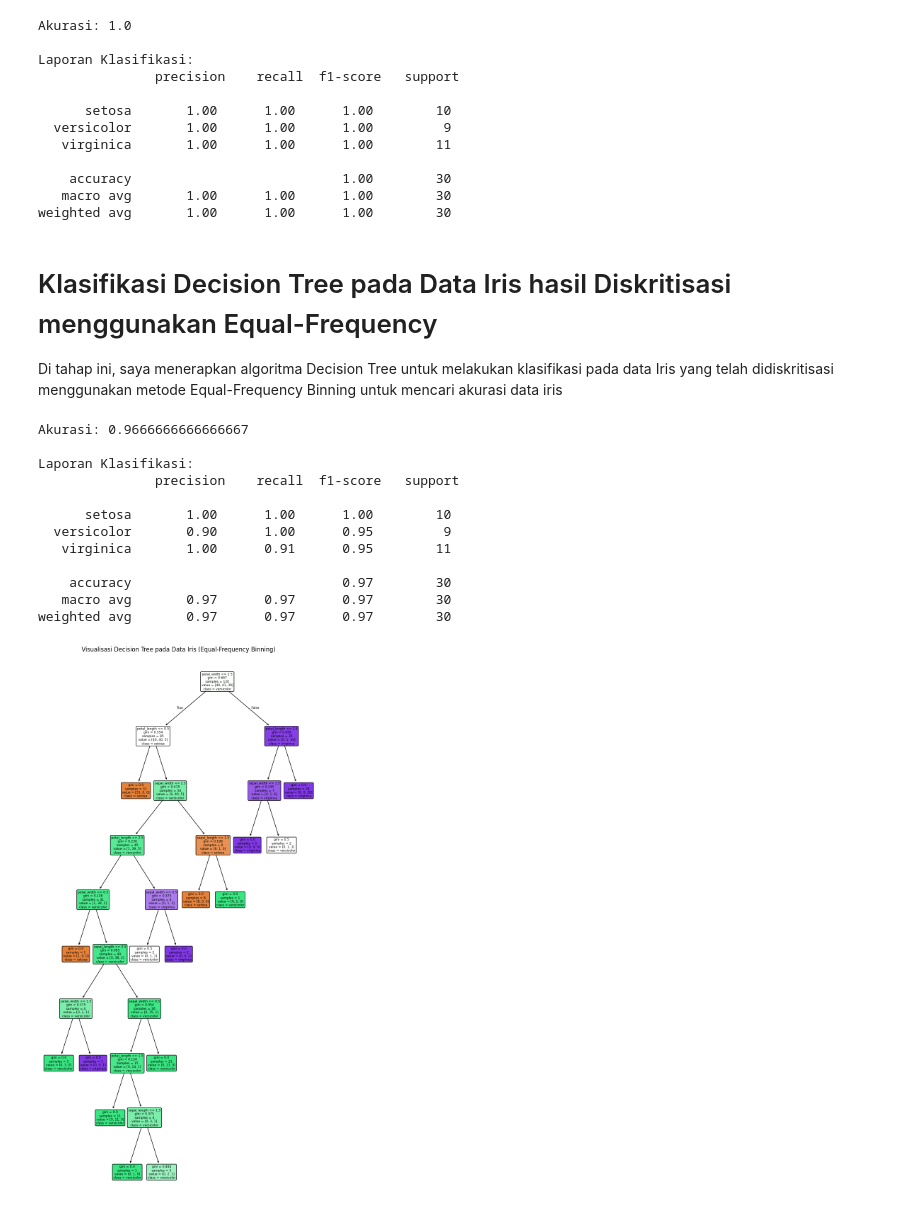
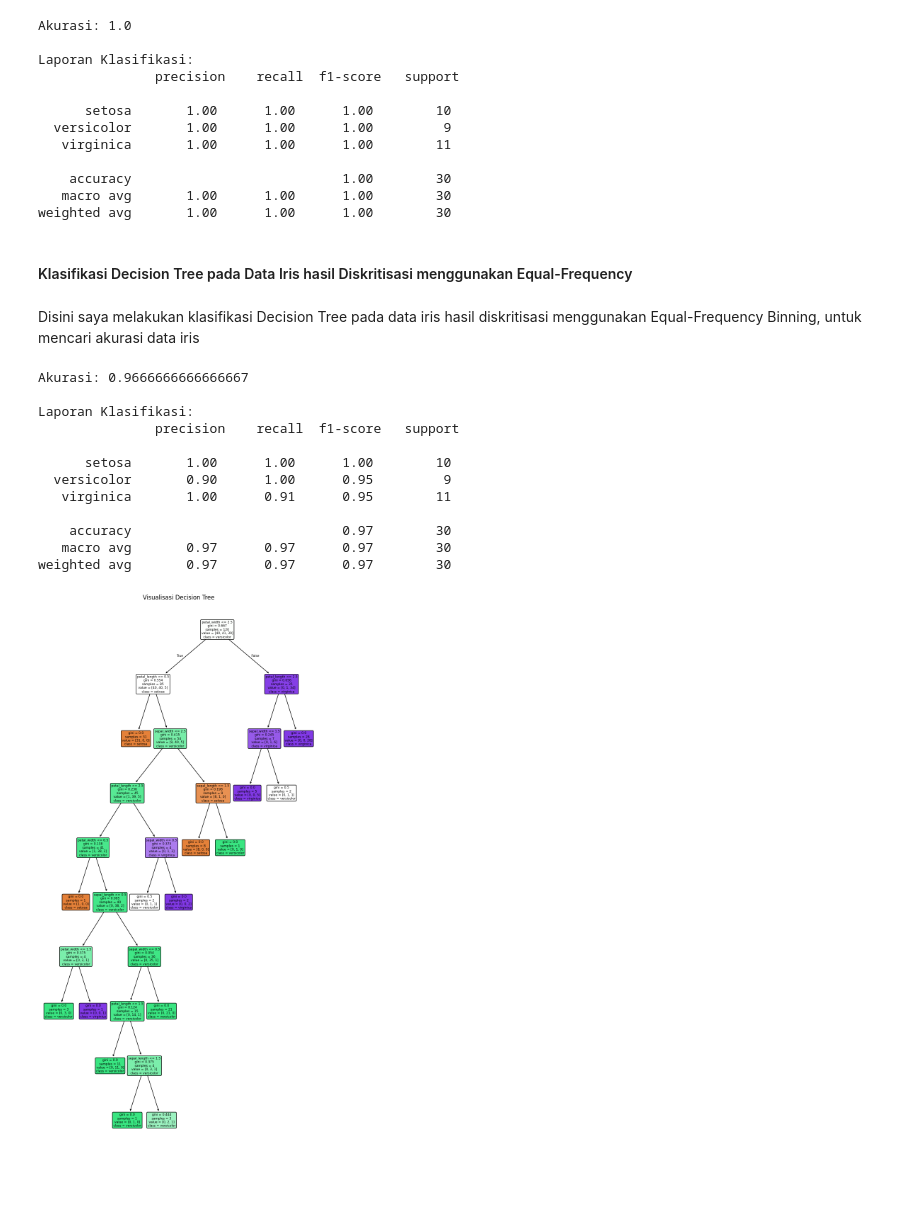
Before and after one commit to sifa-190/pendata, a Jupyter notebook: _sources/Tugas9.ipynb, the cells around one changed output. Cells and saved outputs as stored; diff of their text form; code cells hidden in the pictures; blank space fills up the shorter version.

```diff
--- a/_sources/Tugas9.ipynb
+++ b/_sources/Tugas9.ipynb
@@ -517,51 +508,57 @@ Laporan Klasifikasi:
    macro avg       1.00      1.00      1.00        30
 weighted avg       1.00      1.00      1.00        30
 # %% [markdown]
-# Klasifikasi Decision Tree pada Data Iris hasil Diskritisasi menggunakan Equal-Frequency
-
-Di tahap ini, saya menerapkan algoritma Decision Tree untuk melakukan klasifikasi pada data Iris yang telah didiskritisasi menggunakan metode Equal-Frequency Binning untuk mencari akurasi data iris
+#### Klasifikasi Decision Tree pada Data Iris hasil Diskritisasi menggunakan Equal-Frequency
+# %% [markdown]
+Disini saya melakukan klasifikasi Decision Tree pada data iris hasil diskritisasi menggunakan Equal-Frequency Binning, untuk mencari akurasi data iris
 # %%
-from sklearn.preprocessing import LabelEncoder
-from sklearn.model_selection import train_test_split
-from sklearn.tree import DecisionTreeClassifier, plot_tree
-from sklearn.metrics import accuracy_score, classification_report
-import matplotlib.pyplot as plt
 
+# -----------------------------
+# Proses Klasifikasi Decision Tree
+# -----------------------------
 
+# Encode nilai kategori A-D ke angka
 le = LabelEncoder()
 X = df_equal_frequency.drop(columns='class').apply(le.fit_transform)
 
+# Encode label kelas asli (class)
 y = df_equal_frequency['class']
 
+# Split data: 80% train, 20% test
 X_train, X_test, y_train, y_test = train_test_split(X, y, test_size=0.2, random_state=42)
 
+# Buat dan latih model Decision Tree
 model = DecisionTreeClassifier(random_state=42)
 model.fit(X_train, y_train)
 
+# Prediksi dan evaluasi
 y_pred = model.predict(X_test)
 print("Akurasi:", accuracy_score(y_test, y_pred))
 print("\nLaporan Klasifikasi:\n", classification_report(y_test, y_pred))
 
+# -----------------------------
+# Visualisasi Decision Tree
+# -----------------------------
 plt.figure(figsize=(10, 20))
 plot_tree(model,
           feature_names=X.columns,
           class_names=model.classes_,
           filled=True,
           rounded=True)
-plt.title("Visualisasi Decision Tree pada Data Iris (Equal-Frequency Binning)")
+plt.title("Visualisasi Decision Tree")
 plt.show()
 # %% [output]
 Akurasi: 0.9666666666666667
 
 Laporan Klasifikasi:
                precision    recall  f1-score   support
 
       setosa       1.00      1.00      1.00        10
   versicolor       0.90      1.00      0.95         9
    virginica       1.00      0.91      0.95        11
 
     accuracy                           0.97        30
    macro avg       0.97      0.97      0.97        30
 weighted avg       0.97      0.97      0.97        30
-[figure, old version]
+[figure, new version]
 # %% [markdown]
```
Also changed, not shown: parts of 41 cells of this notebook, 18 other files.
